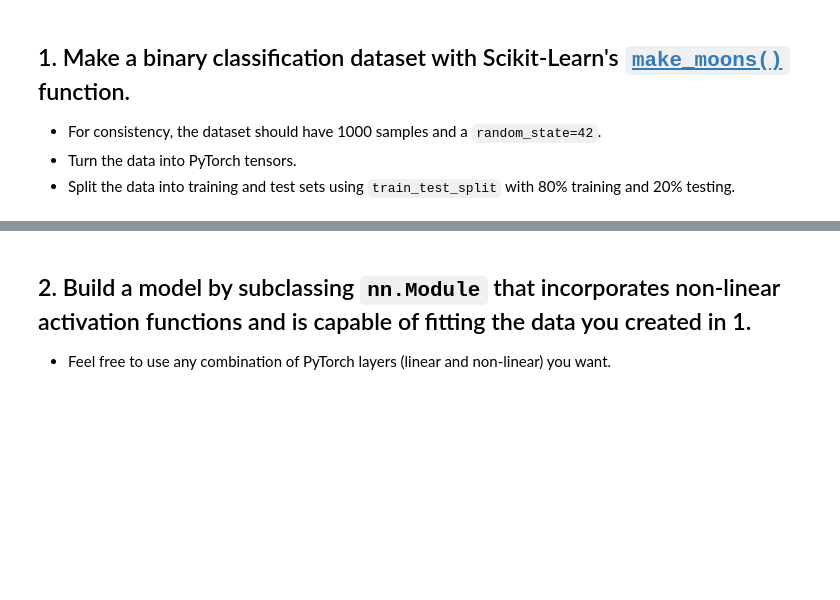
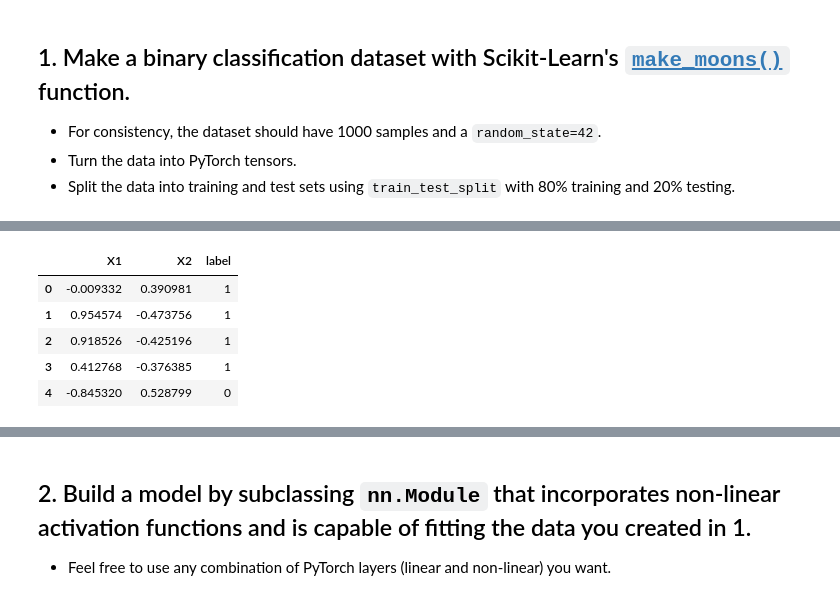
Before and after one commit to amanullahshah32/Deep-Learning, a Jupyter notebook: 02_pytorch_classification_exercises.ipynb, the cells around one changed output, grey strips where cells are left out. Cells and saved outputs as stored; diff of their text form; code cells hidden in the pictures; blank space fills up the shorter version.

```diff
--- a/02_pytorch_classification_exercises.ipynb
+++ b/02_pytorch_classification_exercises.ipynb
@@ -37,3 +53,16 @@ import pandas as pd
+# %%
+# Make dataframe
+make_moons = pd.DataFrame({'X1':X[:,0],
+                          'X2':X[:,1],
+                          'label': y})
+make_moons.head()
+# %% [output]
+|  | X1 | X2 | label |
+| 0 | -0.009332 | 0.390981 | 1 |
+| 1 | 0.954574 | -0.473756 | 1 |
+| 2 | 0.918526 | -0.425196 | 1 |
+| 3 | 0.412768 | -0.376385 | 1 |
+| 4 | -0.845320 | 0.528799 | 0 |
 # %%
 # Visualize the data on a scatter plot
 import matplotlib.pyplot as plt
```
Also changed, not shown: parts of 4 cells of this notebook.
